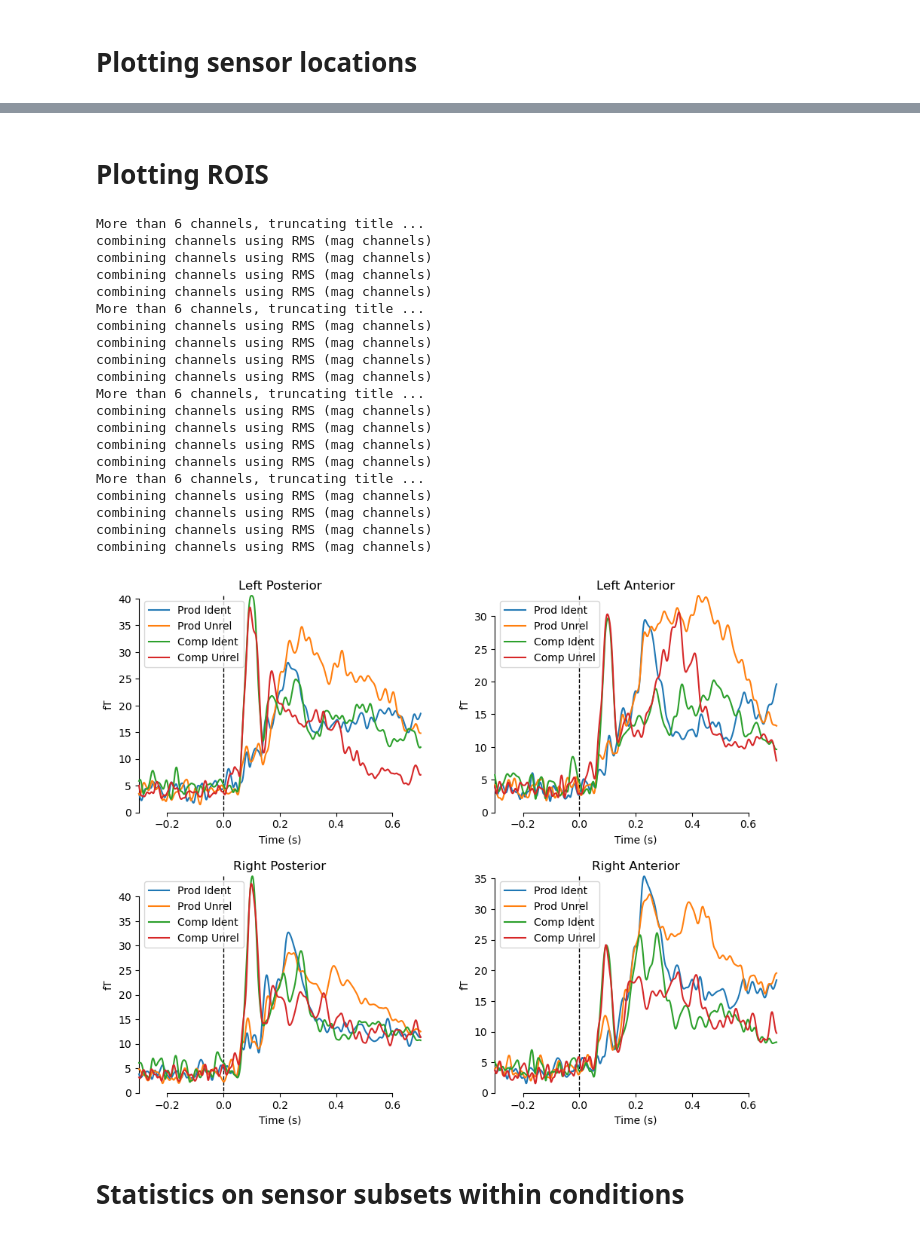
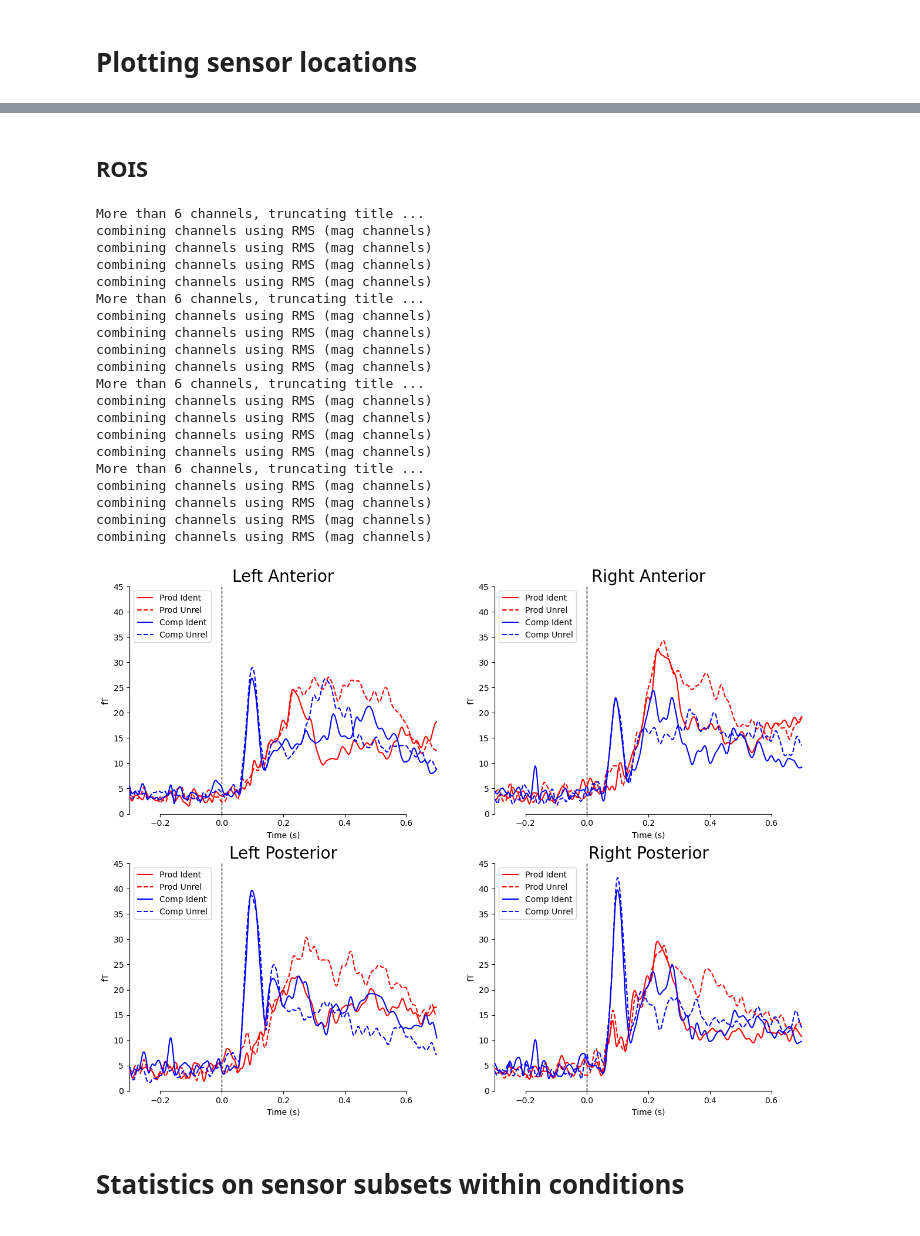
Before and after one commit to audreylaun/meg, a Jupyter notebook: Plotting/sensor_plots.ipynb, the cells around one changed output, grey strips where cells are left out. Drawn from its saved outputs; the diff is of its cells as text; code cells hidden in the pictures.

```diff
--- a/Plotting/sensor_plots.ipynb
+++ b/Plotting/sensor_plots.ipynb
@@ -219,5 +239,5 @@ Reading 0 ... 726999  =      0.000 ...   726.999 secs...
 # %% [markdown]
-# Plotting ROIS
+## ROIS
 # %%
 # Create label → Evoked mapping
 evokeds_dict = {
@@ -227,68 +247,77 @@ evokeds_dict = {
     "Comp Unrel": comp_unrel
 }
 
-fig, axes = plt.subplots(2, 2, figsize=(10, 8))
+fig, axes = plt.subplots(2, 2, figsize=(13, 10))
 fig.tight_layout(pad=4.0)
 
+ylim = dict(mag=[0, 45])
 # Top-left
 mne.viz.plot_compare_evokeds(
     evokeds_dict,
     picks=left_post,
-    axes=axes[0, 0],
-    show=False
+    axes=axes[1, 0],
+    colors=['red', 'red','blue', 'blue'], linestyles=['-', '--', '-', '--'],
+    show=False,
+    ylim=ylim
 )
-axes[0, 0].set_title("Left Posterior")
+axes[1, 0].set_title("Left Posterior",size=20)
 
 # Top-right
 mne.viz.plot_compare_evokeds(
     evokeds_dict,
     picks=left_ant,
-    axes=axes[0, 1],
-    show=False
+    axes=axes[0, 0],
+    colors=['red', 'red','blue', 'blue'], linestyles=['-', '--', '-', '--'],
+    show=False,
+    ylim=ylim
 )
-axes[0, 1].set_title("Left Anterior")
+axes[0, 0].set_title("Left Anterior",size=20)
 
 # Bottom-left
 mne.viz.plot_compare_evokeds(
     evokeds_dict,
     picks=right_post,
-    axes=axes[1, 0],
-    show=False
+    axes=axes[1, 1],
+    colors=['red', 'red','blue', 'blue'], linestyles=['-', '--', '-', '--'],
+    show=False,
+    ylim=ylim
 )
-axes[1, 0].set_title("Right Posterior")
+axes[1, 1].set_title("Right Posterior", size=20)
 
 # Bottom-right
 mne.viz.plot_compare_evokeds(
     evokeds_dict,
     picks=right_ant,
-    axes=axes[1, 1],
-    show=False
+    axes=axes[0, 1],
+    colors=['red', 'red','blue', 'blue'], linestyles=['-', '--', '-', '--'],
+    show=False,
+    ylim=ylim
 )
-axes[1, 1].set_title("Right Anterior")
+axes[0, 1].set_title("Right Anterior",size=20)
 
 plt.show()
 # %% [output]
 More than 6 channels, truncating title ...
 combining channels using RMS (mag channels)
 combining channels using RMS (mag channels)
 combining channels using RMS (mag channels)
 combining channels using RMS (mag channels)
 More than 6 channels, truncating title ...
 combining channels using RMS (mag channels)
 combining channels using RMS (mag channels)
 combining channels using RMS (mag channels)
 combining channels using RMS (mag channels)
 More than 6 channels, truncating title ...
 combining channels using RMS (mag channels)
 combining channels using RMS (mag channels)
 combining channels using RMS (mag channels)
 combining channels using RMS (mag channels)
 More than 6 channels, truncating title ...
 combining channels using RMS (mag channels)
 combining channels using RMS (mag channels)
 combining channels using RMS (mag channels)
 combining channels using RMS (mag channels)
-[figure, old version]
+[figure, new version]
 # %% [markdown]
 # Statistics on sensor subsets within conditions
 # %%
```
Also changed, not shown: parts of 16 cells of this notebook, 2 other files.
